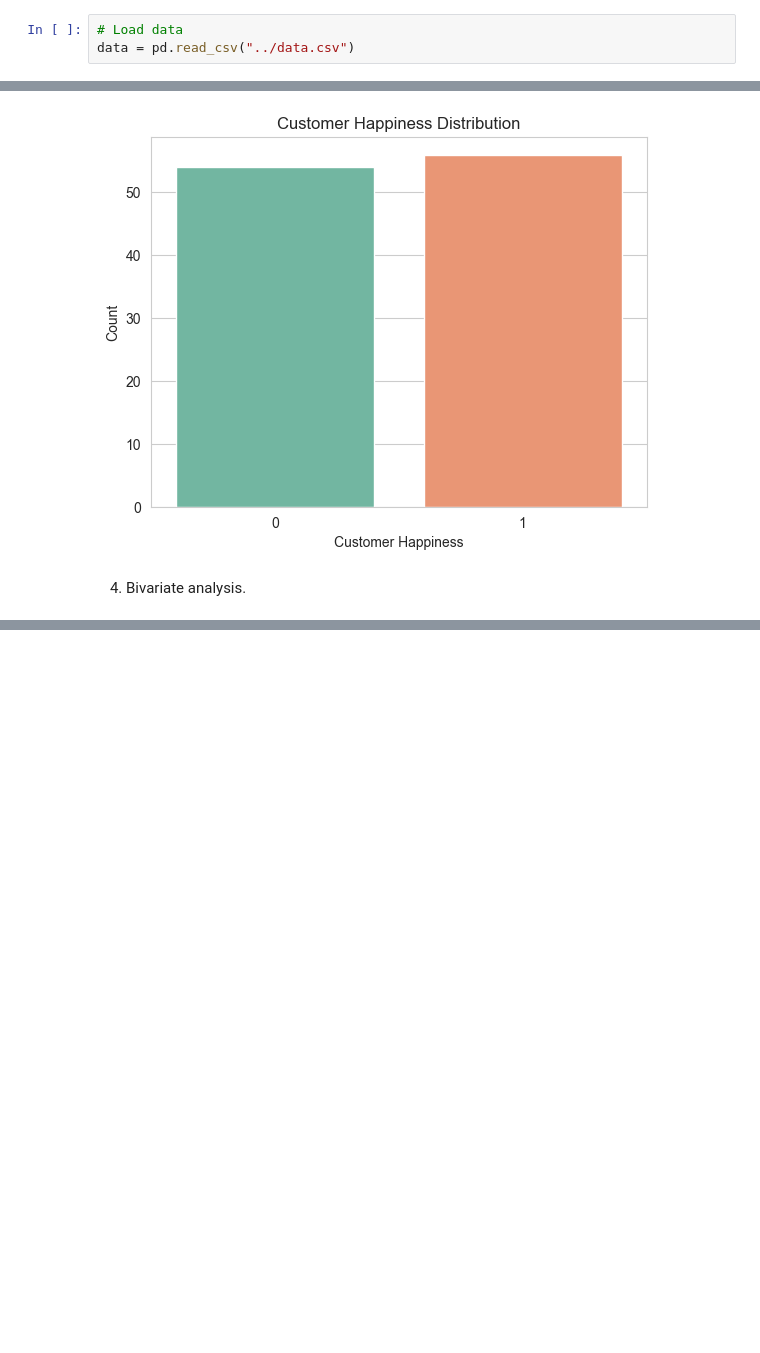
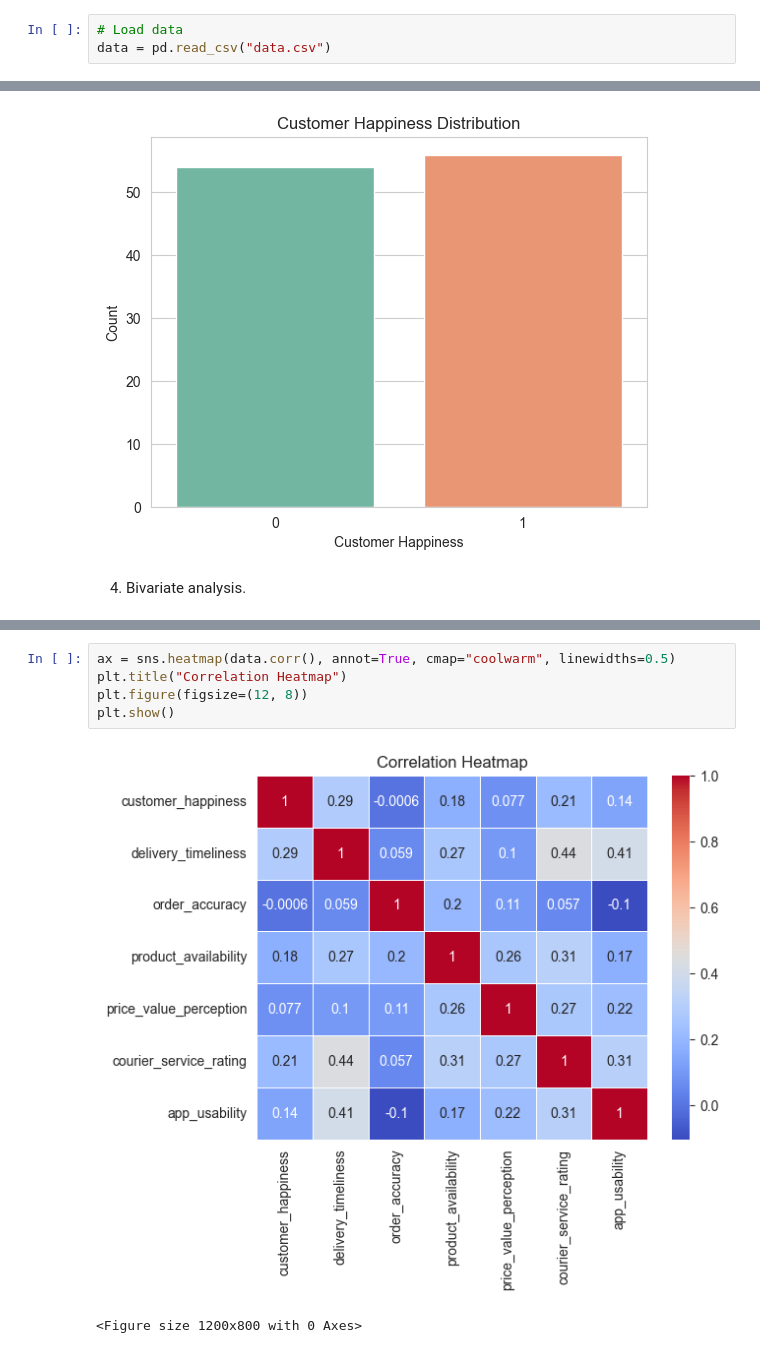
Before and after one commit to tessjacob/aWIwd8dwHJ5J9HTH, a Jupyter notebook: happyCustomersAnalysis.ipynb, the cells around one changed output, grey strips where cells are left out. Saved outputs shown, nothing was run; the diff lists cells and outputs as text; blank space fills up the shorter version.

Commit message:
1] Introduce Boxplot 2] Introduced Heatmap 3] Combined code to generate graphs.

```diff
--- a/happyCustomersAnalysis.ipynb
+++ b/happyCustomersAnalysis.ipynb
@@ -13,7 +13,7 @@ warnings.filterwarnings("ignore")
 sns.set_style("whitegrid")
 # %%
 # Load data
-data = pd.read_csv("../data.csv")
+data = pd.read_csv("data.csv")
 # %%
 # Rename columns
 data.columns = ['customer_happiness', 'delivery_timeliness','order_accuracy','product_availability',
@@ -317,0 +241,8 @@ plt.show()
+# %%
+ax = sns.heatmap(data.corr(), annot=True, cmap="coolwarm", linewidths=0.5)
+plt.title("Correlation Heatmap")
+plt.figure(figsize=(12, 8))
+plt.show()
+# %% [output]
+[figure, added]
+<Figure size 1200x800 with 0 Axes>
```
Also changed, not shown: parts of 15 cells of this notebook.
